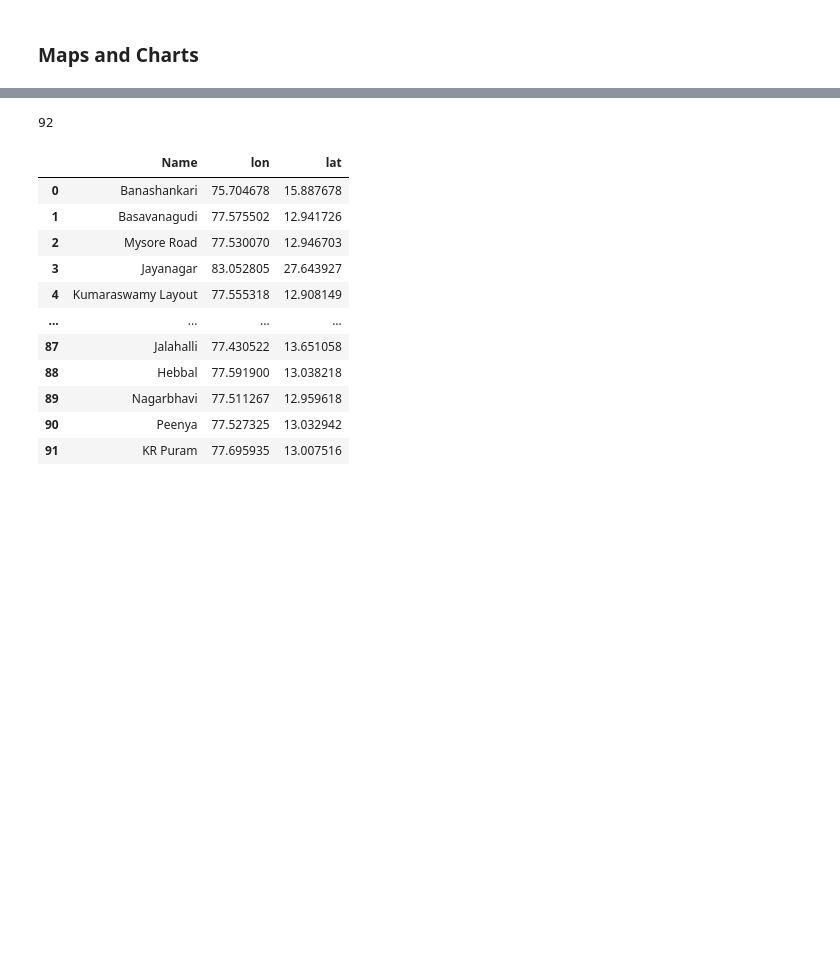
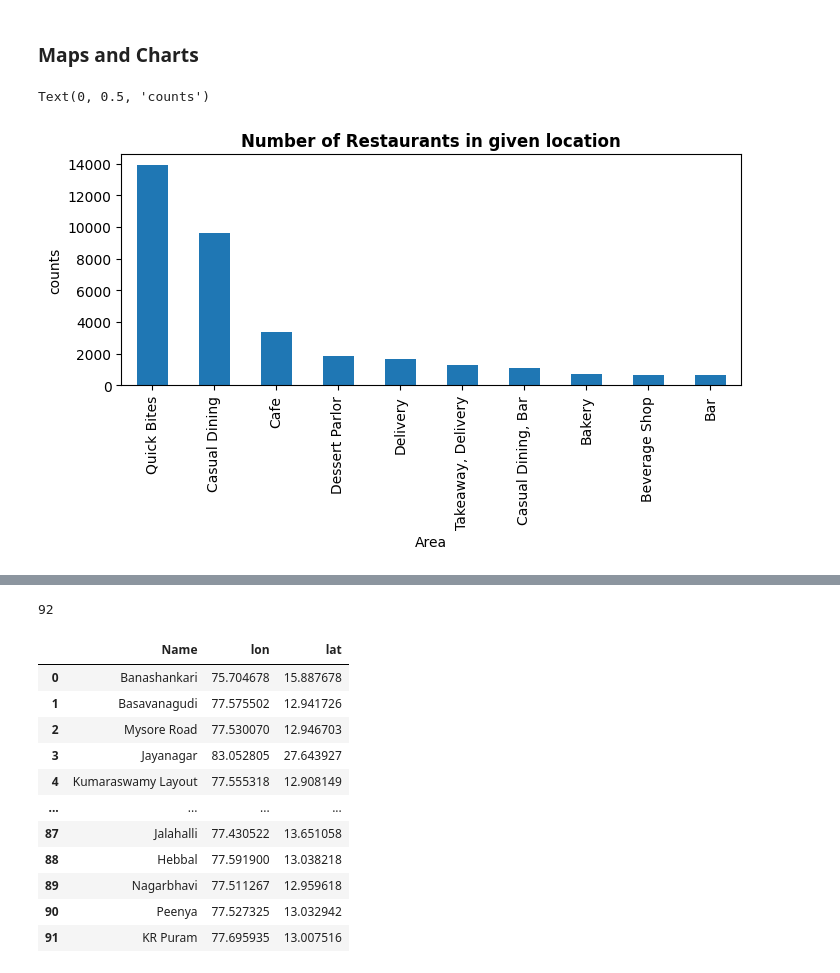
Before and after one commit to remre/datavisu, a Jupyter notebook: sample.ipynb, the cells around one changed output, grey strips where cells are left out. Drawn from its saved outputs; the diff is of its cells as text; code cells hidden in the pictures; blank space fills up the shorter version.

```diff
--- a/sample.ipynb
+++ b/sample.ipynb
@@ -390,0 +389,2 @@ df4.head(15)
+# %%
+menu_set = set(menu_list)
@@ -390,0 +395,2 @@ df4.head(15)
+# %%
+df['dish_n_review'] = df4.reviews_list.apply(lambda x: ', '.join(list(menu_set.intersection(x.split(' ')))))
@@ -391,2 +406,17 @@ df4.head(15)
+# %%
+nan_index = df.query('dish_liked != dish_liked & dish_n_review == dish_n_review').index
+for i in nan_index:
+    df4.loc[i,'dish_liked'] = df.loc[i,'dish_n_review']
+# %%
+df4.drop(columns=['dish_liked'],axis=1,inplace=True)
 # %% [markdown]
 ### Maps and Charts
+# %%
+plt.figure(figsize=(8,3))
+ax =df4.rest_type.value_counts()[:10].plot(kind='bar')
+plt.title('Number of Restaurants in given location', weight='bold')
+plt.xlabel('Area')
+plt.ylabel('counts')
+# %% [output]
+Text(0, 0.5, 'counts')
+[figure, added]
```
Also changed, not shown: parts of 46 cells of this notebook.
